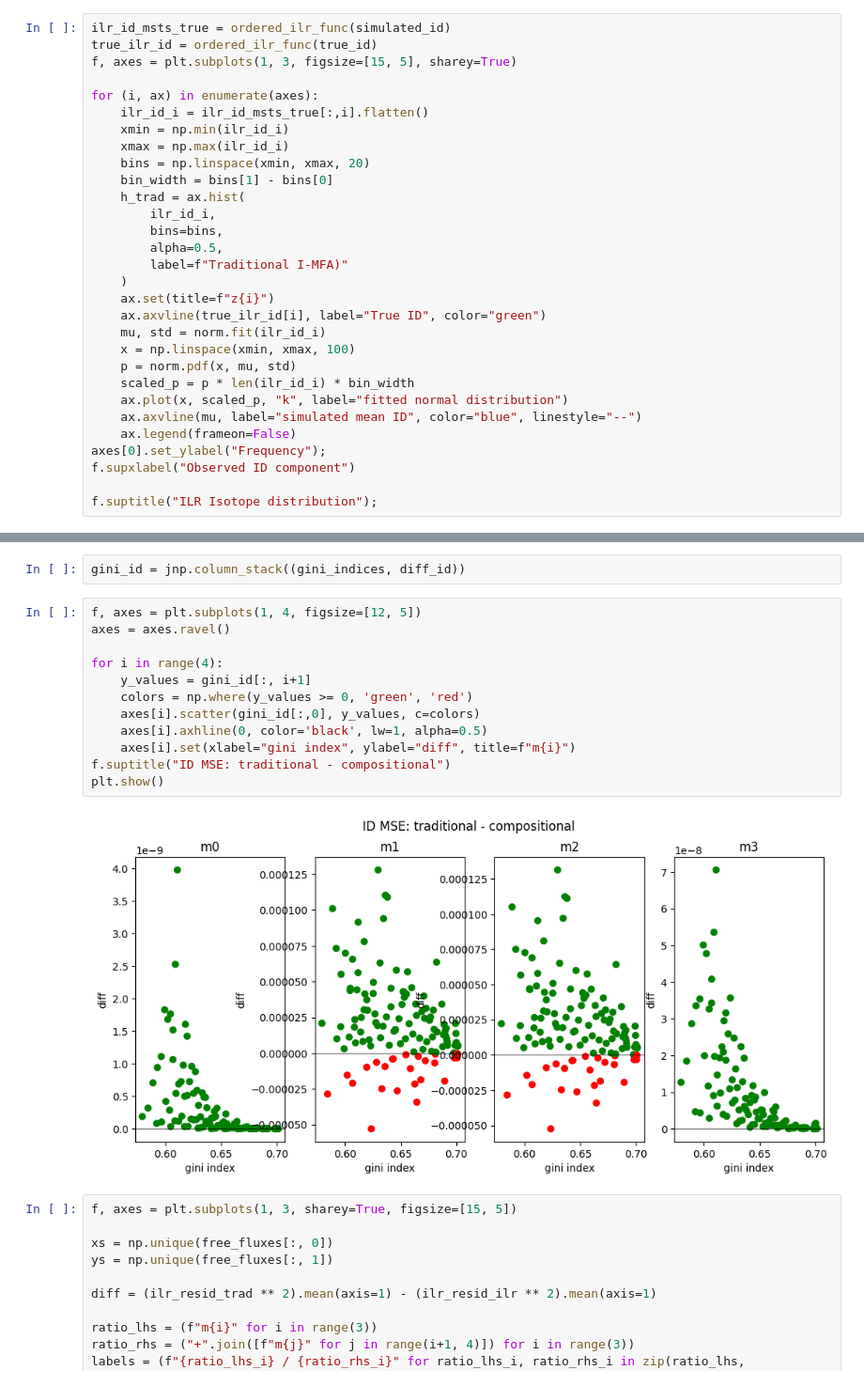
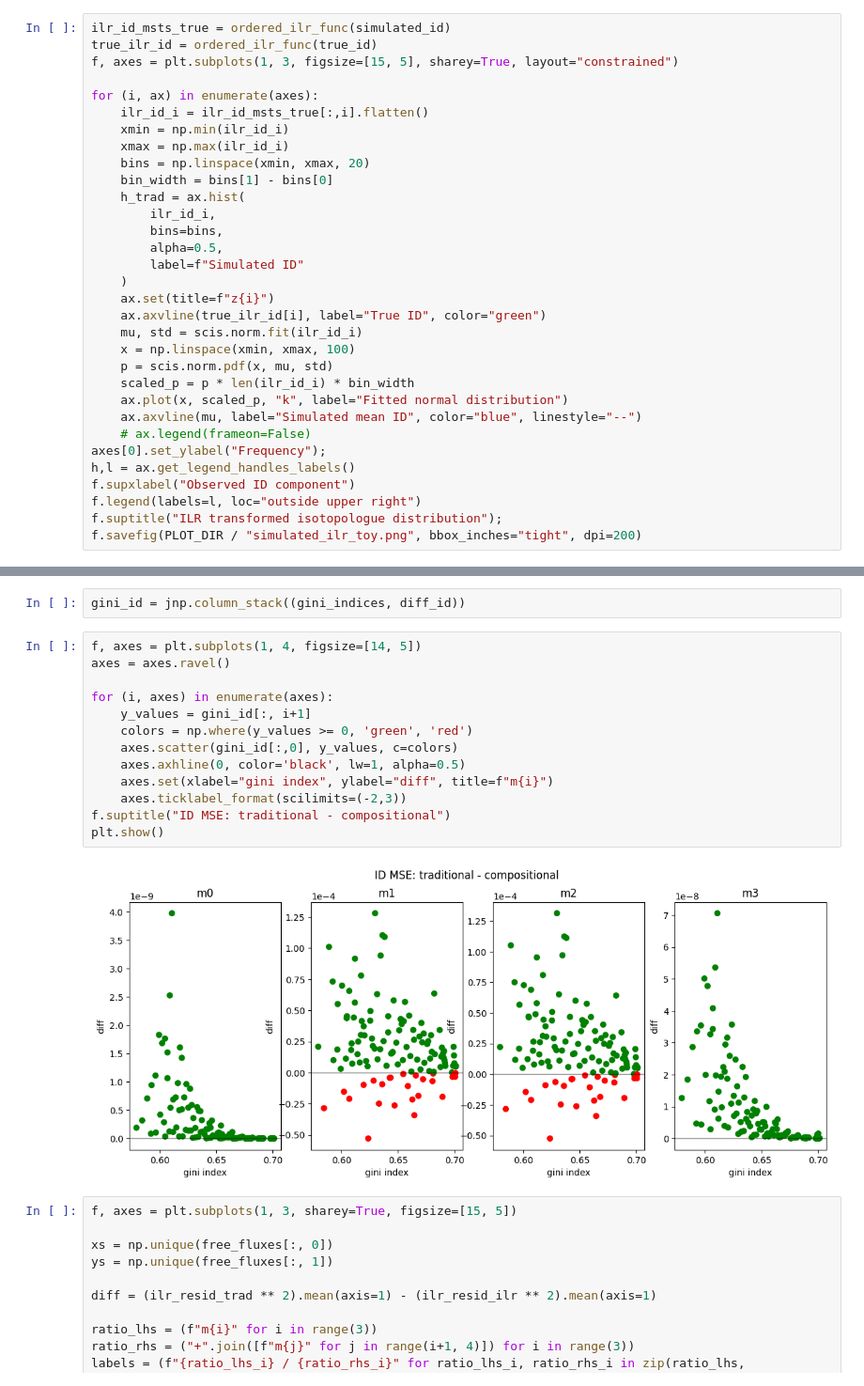
Before and after one commit to dtu-qmcm/cmfa, a Jupyter notebook: notebooks/toy_network.ipynb, the cells around one changed output, grey strips where cells are left out. Shown at 94% size. Cells and saved outputs as stored; diff of their text form.

```diff
--- a/notebooks/toy_network.ipynb
+++ b/notebooks/toy_network.ipynb
@@ -84,7 +87,7 @@ f.suptitle("Isotope distribution");
 # %%
 ilr_id_msts_true = ordered_ilr_func(simulated_id)
 true_ilr_id = ordered_ilr_func(true_id)
-f, axes = plt.subplots(1, 3, figsize=[15, 5], sharey=True)
+f, axes = plt.subplots(1, 3, figsize=[15, 5], sharey=True, layout="constrained")
 
 for (i, ax) in enumerate(axes):
     ilr_id_i = ilr_id_msts_true[:,i].flatten()
@@ -96,19 +99,21 @@ for (i, ax) in enumerate(axes):
         ilr_id_i,
         bins=bins,
         alpha=0.5,
-        label=f"Traditional I-MFA)"
+        label=f"Simulated ID"
     )
     ax.set(title=f"z{i}")
     ax.axvline(true_ilr_id[i], label="True ID", color="green")
-    mu, std = norm.fit(ilr_id_i)
+    mu, std = scis.norm.fit(ilr_id_i)
     x = np.linspace(xmin, xmax, 100)
-    p = norm.pdf(x, mu, std)
+    p = scis.norm.pdf(x, mu, std)
     scaled_p = p * len(ilr_id_i) * bin_width
-    ax.plot(x, scaled_p, "k", label="fitted normal distribution")
-    ax.axvline(mu, label="simulated mean ID", color="blue", linestyle="--")
-    ax.legend(frameon=False)
+    ax.plot(x, scaled_p, "k", label="Fitted normal distribution")
+    ax.axvline(mu, label="Simulated mean ID", color="blue", linestyle="--")
+    # ax.legend(frameon=False)
 axes[0].set_ylabel("Frequency");
+h,l = ax.get_legend_handles_labels()
 f.supxlabel("Observed ID component")
-
-f.suptitle("ILR Isotope distribution");
+f.legend(labels=l, loc="outside upper right")
+f.suptitle("ILR transformed isotopologue distribution");
+f.savefig(PLOT_DIR / "simulated_ilr_toy.png", bbox_inches="tight", dpi=200)
 # %% [output]
@@ -499,19 +504,20 @@ f.tight_layout()
 # %%
 gini_id = jnp.column_stack((gini_indices, diff_id))
 # %%
-f, axes = plt.subplots(1, 4, figsize=[12, 5])
+f, axes = plt.subplots(1, 4, figsize=[14, 5])
 axes = axes.ravel()
 
-for i in range(4):
+for (i, axes) in enumerate(axes):
     y_values = gini_id[:, i+1]
     colors = np.where(y_values >= 0, 'green', 'red')
-    axes[i].scatter(gini_id[:,0], y_values, c=colors)
-    axes[i].axhline(0, color='black', lw=1, alpha=0.5)
-    axes[i].set(xlabel="gini index", ylabel="diff", title=f"m{i}")
+    axes.scatter(gini_id[:,0], y_values, c=colors)
+    axes.axhline(0, color='black', lw=1, alpha=0.5)
+    axes.set(xlabel="gini index", ylabel="diff", title=f"m{i}")
+    axes.ticklabel_format(scilimits=(-2,3))
 f.suptitle("ID MSE: traditional - compositional")
 plt.show()
 # %% [output]
-[figure, old version]
+[figure, new version]
 # %%
 f, axes = plt.subplots(1, 3, sharey=True, figsize=[15, 5])
 
```
Also changed, not shown: parts of 3 cells of this notebook, 2 other files.
